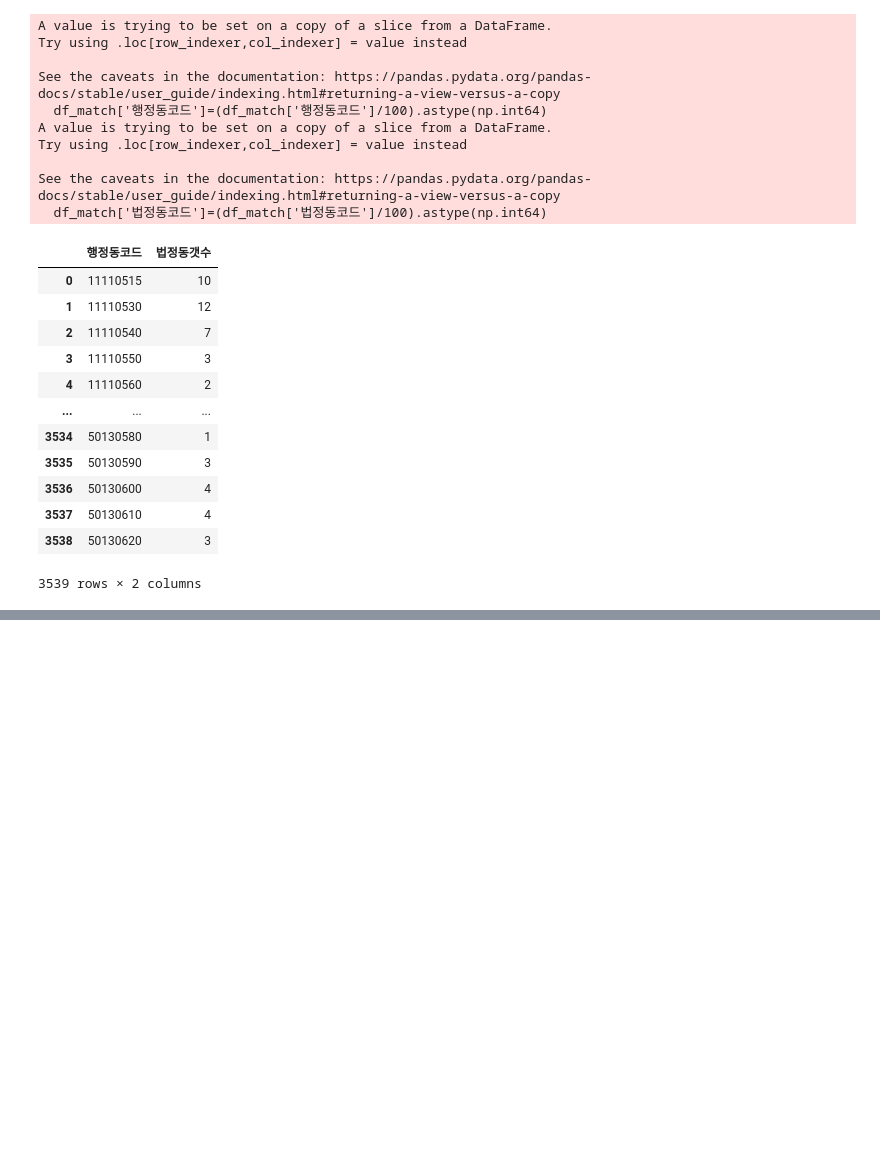
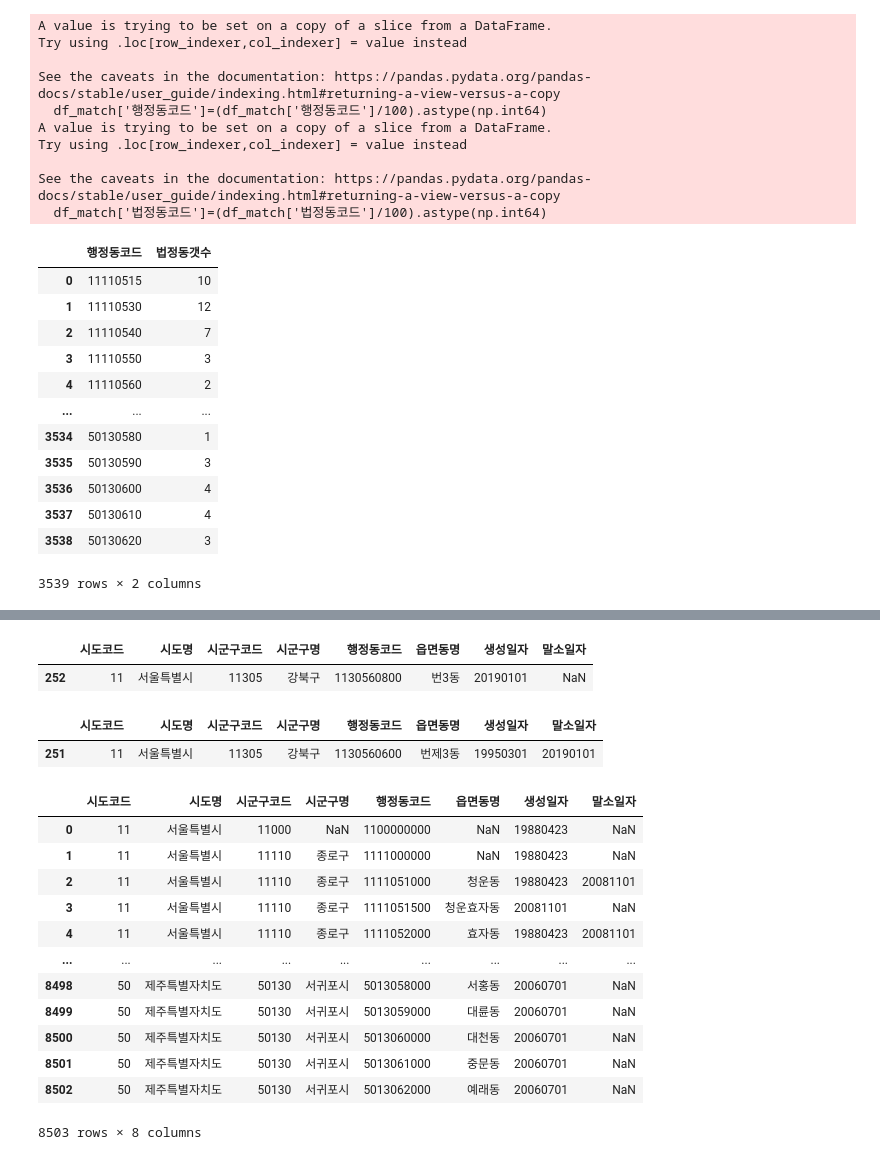
Before and after one commit to Dadaeunkim/accident_ana, a Jupyter notebook: 이륜차교통사고.ipynb, the cells around one changed output, grey strips where cells are left out. Cells and saved outputs as stored; diff of their text form; code cells hidden in the pictures; blank space fills up the shorter version.

```diff
--- a/이륜차교통사고.ipynb
+++ b/이륜차교통사고.ipynb
@@ -376,0 +394,27 @@ grouped
+# %%
+행정동=pdr.code_hdong()
+행정동.loc[행정동['읍면동명']=='번3동']
+# %% [output]
+|  | 시도코드 | 시도명 | 시군구코드 | 시군구명 | 행정동코드 | 읍면동명 | 생성일자 | 말소일자 |
+| 252 | 11 | 서울특별시 | 11305 | 강북구 | 1130560800 | 번3동 | 20190101 | NaN |
+# %%
+행정동.loc[행정동['행정동코드']=='1130560600']
+# %% [output]
+|  | 시도코드 | 시도명 | 시군구코드 | 시군구명 | 행정동코드 | 읍면동명 | 생성일자 | 말소일자 |
+| 251 | 11 | 서울특별시 | 11305 | 강북구 | 1130560600 | 번제3동 | 19950301 | 20190101 |
+# %%
+행정동
+# %% [output]
+|  | 시도코드 | 시도명 | 시군구코드 | 시군구명 | 행정동코드 | 읍면동명 | 생성일자 | 말소일자 |
+| 0 | 11 | 서울특별시 | 11000 | NaN | 1100000000 | NaN | 19880423 | NaN |
+| 1 | 11 | 서울특별시 | 11110 | 종로구 | 1111000000 | NaN | 19880423 | NaN |
+| 2 | 11 | 서울특별시 | 11110 | 종로구 | 1111051000 | 청운동 | 19880423 | 20081101 |
+| 3 | 11 | 서울특별시 | 11110 | 종로구 | 1111051500 | 청운효자동 | 20081101 | NaN |
+| 4 | 11 | 서울특별시 | 11110 | 종로구 | 1111052000 | 효자동 | 19880423 | 20081101 |
+| ... | ... | ... | ... | ... | ... | ... | ... | ... |
+| 8498 | 50 | 제주특별자치도 | 50130 | 서귀포시 | 5013058000 | 서홍동 | 20060701 | NaN |
+| 8499 | 50 | 제주특별자치도 | 50130 | 서귀포시 | 5013059000 | 대륜동 | 20060701 | NaN |
+| 8500 | 50 | 제주특별자치도 | 50130 | 서귀포시 | 5013060000 | 대천동 | 20060701 | NaN |
+| 8501 | 50 | 제주특별자치도 | 50130 | 서귀포시 | 5013061000 | 중문동 | 20060701 | NaN |
+| 8502 | 50 | 제주특별자치도 | 50130 | 서귀포시 | 5013062000 | 예래동 | 20060701 | NaN |
+8503 rows × 8 columns
```
Also changed, not shown: parts of 33 cells of this notebook, 2 other files.
